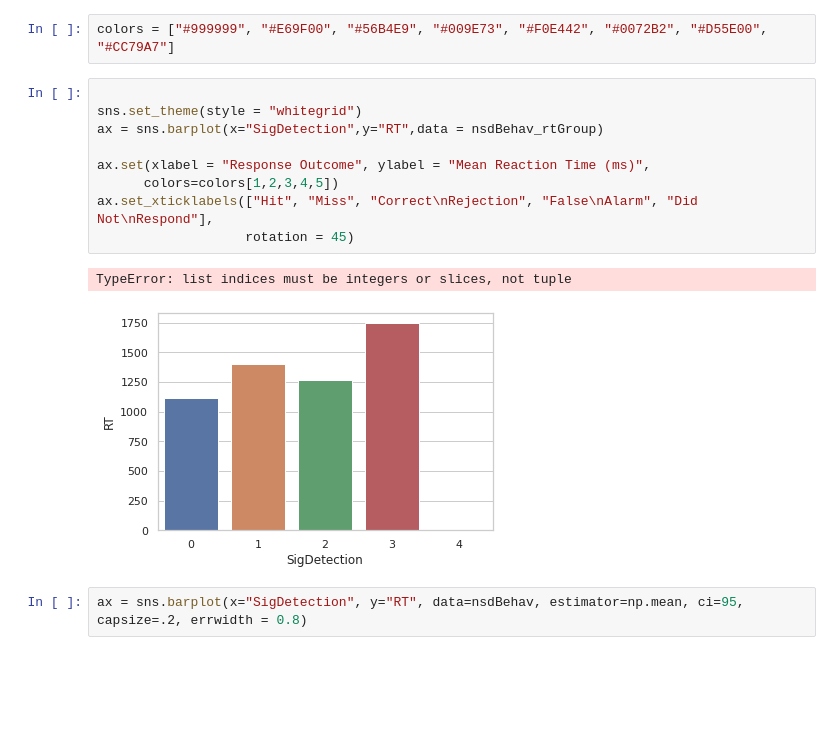
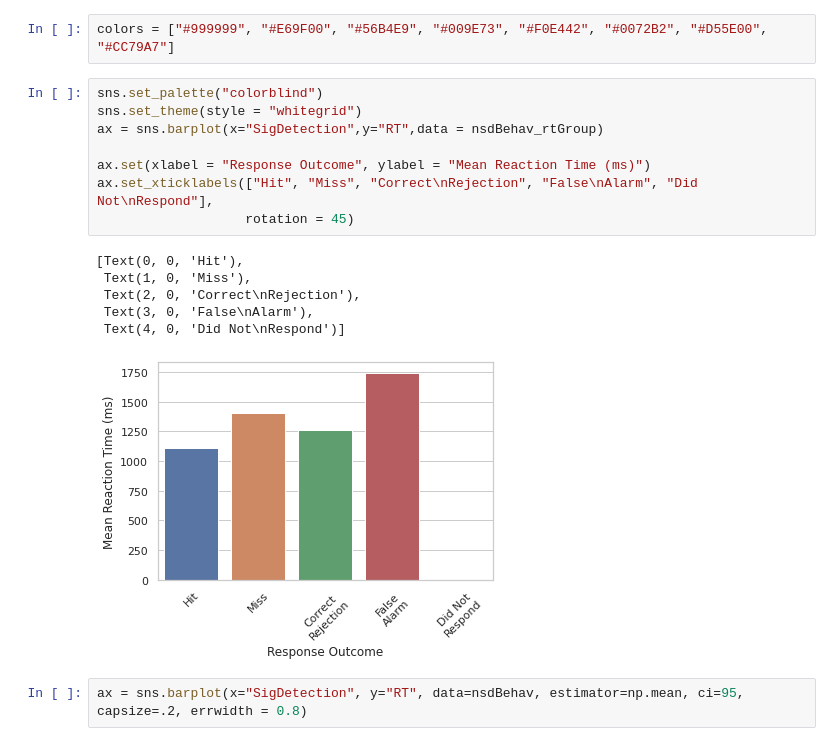
Before and after one commit to mjstarrett/nsdMemConn, a Jupyter notebook: scripts_notebooks/behav_mike-messingAround.ipynb, the cells around one changed output. Drawn from its saved outputs; the diff is of its cells as text; blank space fills up the shorter version.

```diff
--- a/scripts_notebooks/behav_mike-messingAround.ipynb
+++ b/scripts_notebooks/behav_mike-messingAround.ipynb
@@ -95,17 +95,20 @@ max(nsdBehav["SESSION"])
 # %%
 colors = ["#999999", "#E69F00", "#56B4E9", "#009E73", "#F0E442", "#0072B2", "#D55E00", "#CC79A7"]
 # %%
-
+sns.set_palette("colorblind")
 sns.set_theme(style = "whitegrid")
 ax = sns.barplot(x="SigDetection",y="RT",data = nsdBehav_rtGroup)
 
-ax.set(xlabel = "Response Outcome", ylabel = "Mean Reaction Time (ms)",
-      colors=colors[1,2,3,4,5])
+ax.set(xlabel = "Response Outcome", ylabel = "Mean Reaction Time (ms)")
 ax.set_xticklabels(["Hit", "Miss", "Correct\nRejection", "False\nAlarm", "Did Not\nRespond"],
                    rotation = 45)
 # %% [output]
-TypeError: list indices must be integers or slices, not tuple
+[Text(0, 0, 'Hit'),
+ Text(1, 0, 'Miss'),
+ Text(2, 0, 'Correct\nRejection'),
+ Text(3, 0, 'False\nAlarm'),
+ Text(4, 0, 'Did Not\nRespond')]
-[figure, old version]
+[figure, new version]
 # %%
 ax = sns.barplot(x="SigDetection", y="RT", data=nsdBehav, estimator=np.mean, ci=95, capsize=.2, errwidth = 0.8)
 # %% [output]
```
